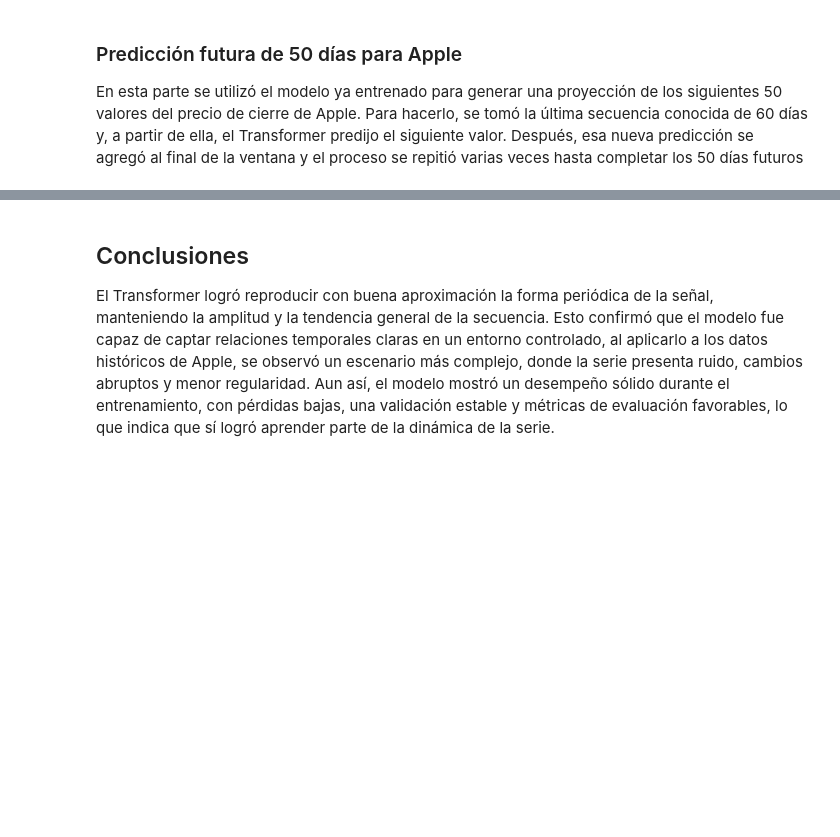
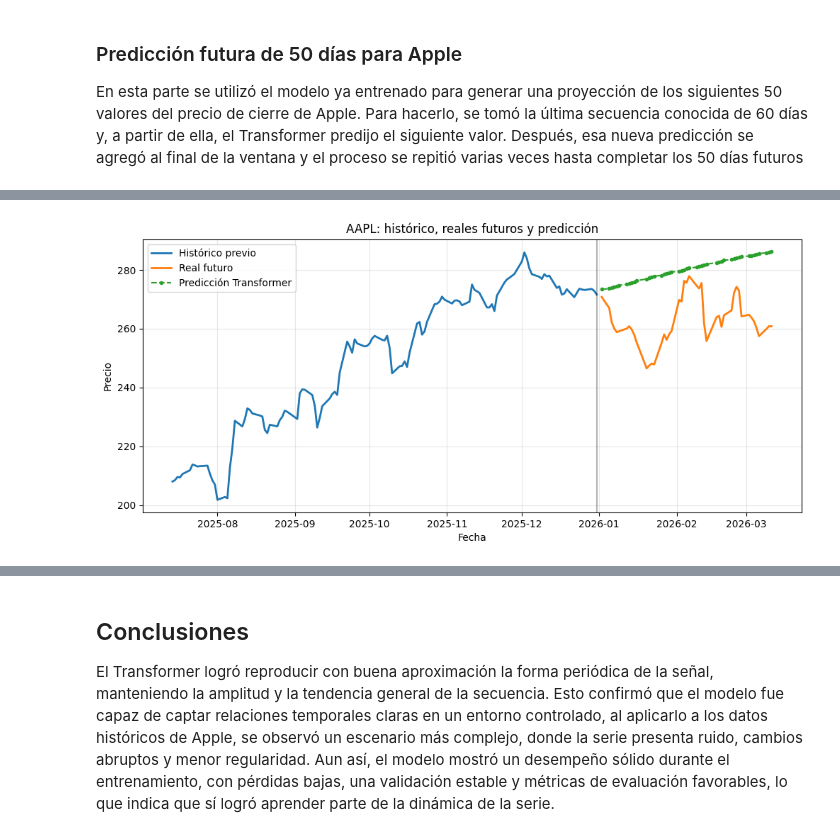
Before and after one commit to vha11/AA2-Practica1, a Jupyter notebook: Parte2_Transformers/transformer_alumno.ipynb, the cells around one changed output, grey strips where cells are left out. Drawn from its saved outputs; the diff is of its cells as text; code cells hidden in the pictures; blank space fills up the shorter version.

```diff
--- a/Parte2_Transformers/transformer_alumno.ipynb
+++ b/Parte2_Transformers/transformer_alumno.ipynb
@@ -902,0 +943,21 @@ plt.show()
+# %%
+plt.figure(figsize=(12,5))
+
+# Últimos 30 días reales antes del corte
+plt.plot(df.index[-120:], historico_real[-120:], label="Histórico previo", linewidth=2)
+
+# Reales futuros
+plt.plot(comparacion.index, comparacion["Real"], label="Real futuro", linewidth=2)
+
+# Predicción
+plt.plot(comparacion.index, comparacion["Prediccion"], '--o', label="Predicción Transformer", markersize=3)
+
+plt.axvline(x=df.index[-1], color='black', alpha=0.3)
+plt.title("AAPL: histórico, reales futuros y predicción")
+plt.xlabel("Fecha")
+plt.ylabel("Precio")
+plt.legend()
+plt.grid(alpha=0.3)
+plt.show()
+# %% [output]
+[figure, added]
```
Also changed, not shown: parts of 17 cells of this notebook.
